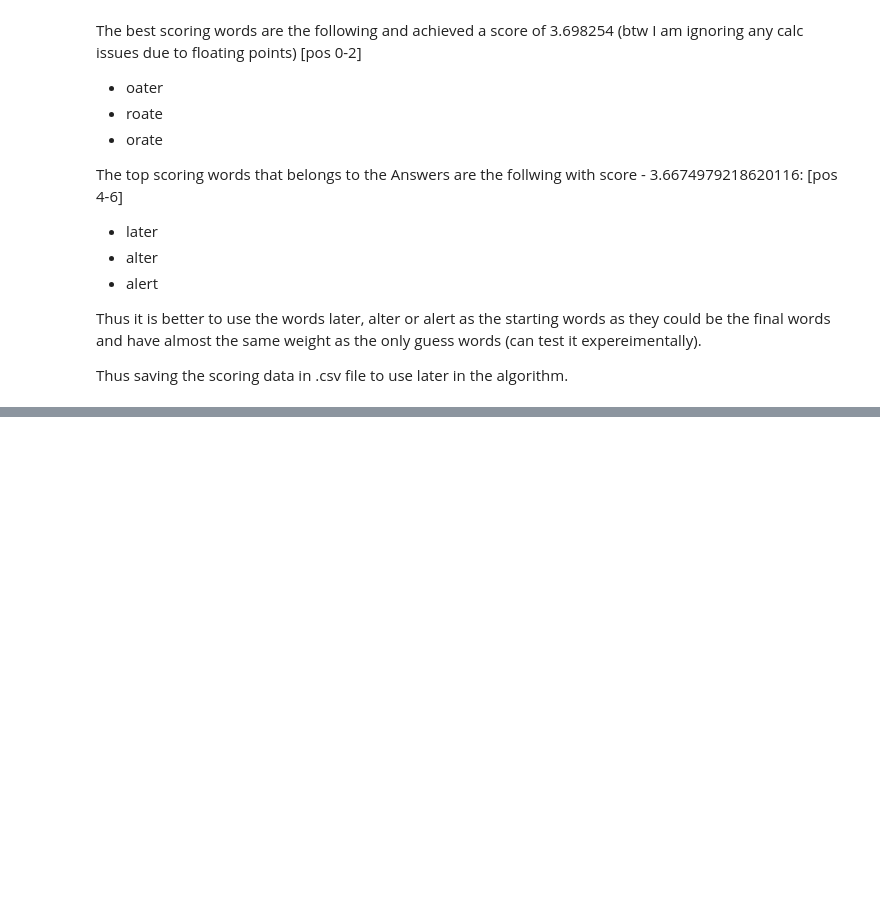
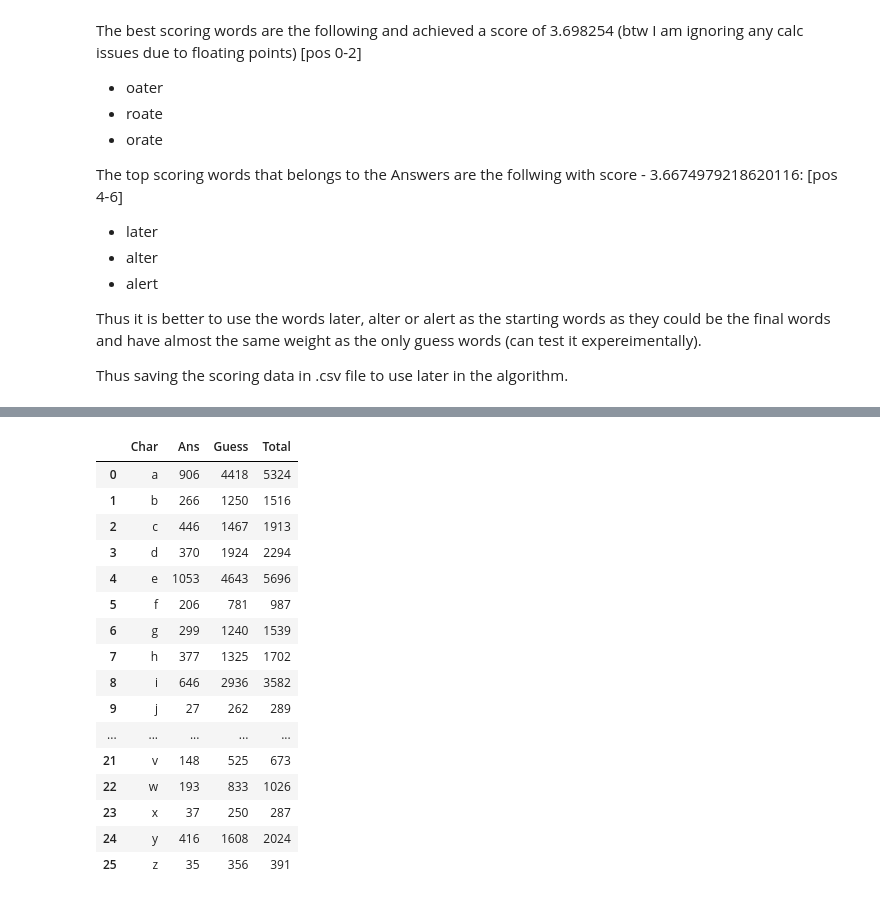
Before and after one commit to ayashrath/wordle, a Jupyter notebook: wordle-investigate.ipynb, the cells around one changed output, grey strips where cells are left out. Saved outputs shown, nothing was run; the diff lists cells and outputs as text; code cells hidden in the pictures; blank space fills up the shorter version.

```diff
--- a/wordle-investigate.ipynb
+++ b/wordle-investigate.ipynb
@@ -306,0 +314,45 @@ guess_score_df.to_csv("nyt-word-score-guess-list-ans-weighted.csv", index=False)
+# %%
+# The char distributions - repeating characters are removed
+
+true_frequency_df = pd.DataFrame([[char, 0, 0, 0] for char in list(string.ascii_lowercase)], columns=["Char", "Ans", "Guess", "Total"])
+
+for word in ans_word_lst:
+    char_seen = []
+    for char in word:
+        if char not in string.ascii_lowercase:
+            raise ValueError
+        elif char in char_seen:
+            continue
+        true_frequency_df.loc[true_frequency_df["Char"] == char, "Ans"] += 1
+        char_seen.append(char)
+for word in guess_word_lst:
+    char_seen = []
+    for char in word:
+        if char not in string.ascii_lowercase:
+            raise ValueError
+        elif char in char_seen:
+            continue
+        true_frequency_df.loc[true_frequency_df["Char"] == char, "Guess"] += 1
+        char_seen.append(char)
+
+true_frequency_df["Total"] = true_frequency_df["Ans"] + true_frequency_df["Guess"]
+
+true_frequency_df
+# %% [output]
+|  | Char | Ans | Guess | Total |
+| 0 | a | 906 | 4418 | 5324 |
+| 1 | b | 266 | 1250 | 1516 |
+| 2 | c | 446 | 1467 | 1913 |
+| 3 | d | 370 | 1924 | 2294 |
+| 4 | e | 1053 | 4643 | 5696 |
+| 5 | f | 206 | 781 | 987 |
+| 6 | g | 299 | 1240 | 1539 |
+| 7 | h | 377 | 1325 | 1702 |
+| 8 | i | 646 | 2936 | 3582 |
+| 9 | j | 27 | 262 | 289 |
+| ... | ... | ... | ... | ... |
+| 21 | v | 148 | 525 | 673 |
+| 22 | w | 193 | 833 | 1026 |
+| 23 | x | 37 | 250 | 287 |
+| 24 | y | 416 | 1608 | 2024 |
+| 25 | z | 35 | 356 | 391 |
```
Also changed, not shown: parts of 10 cells of this notebook, 3 other files.
